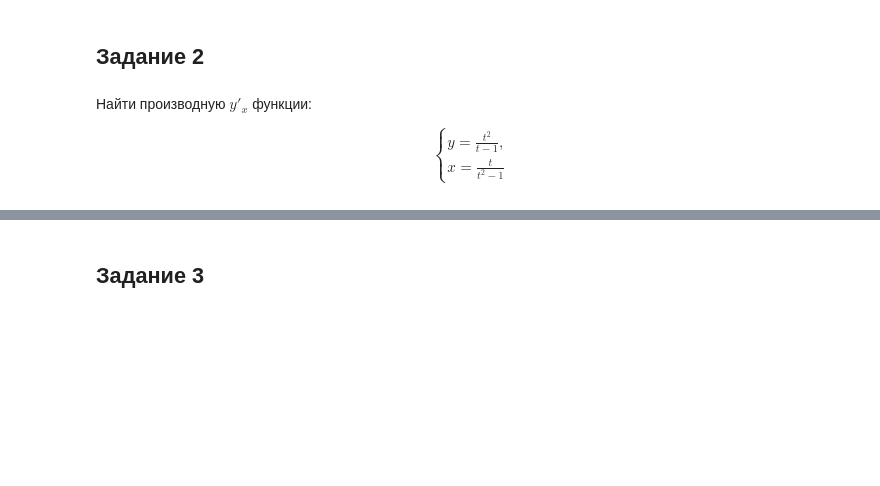
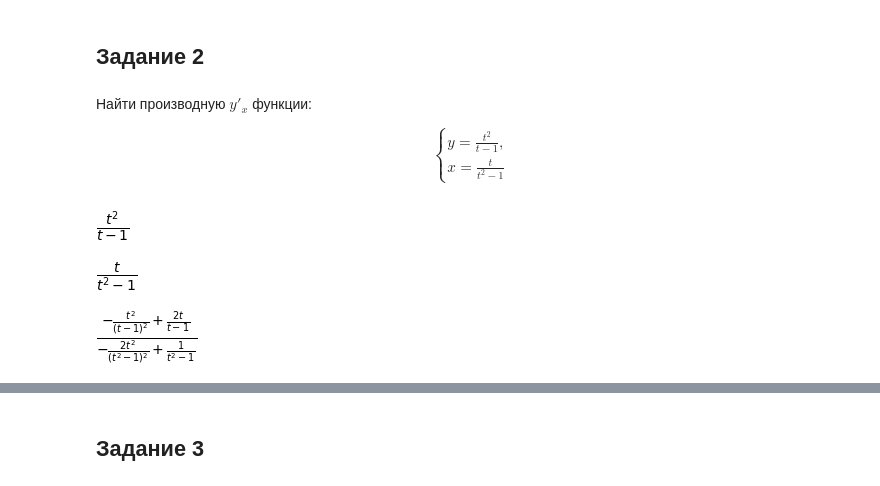
Before and after one commit to vit050587/Mathematical-analysis, a Jupyter notebook: Homework.ipynb, the cells around one changed output, grey strips where cells are left out. Saved outputs shown, nothing was run; the diff lists cells and outputs as text; code cells hidden in the pictures; blank space fills up the shorter version.

```diff
--- a/Homework.ipynb
+++ b/Homework.ipynb
@@ -466,0 +452,15 @@ $$\mbox{arctg}(\frac{y}{x})=\ln \sqrt{x^2+y^2}$$
+# %%
+t=Symbol('t')
+y = t**2 / (t - 1)
+y
+# %% [output]
+[figure, added]
+# %%
+x = t / (t**2 - 1)
+x
+# %% [output]
+[figure, added]
+# %%
+diff(y, t) / diff(x, t)
+# %% [output]
+[figure, added]
```
Also changed, not shown: parts of 19 cells of this notebook.
